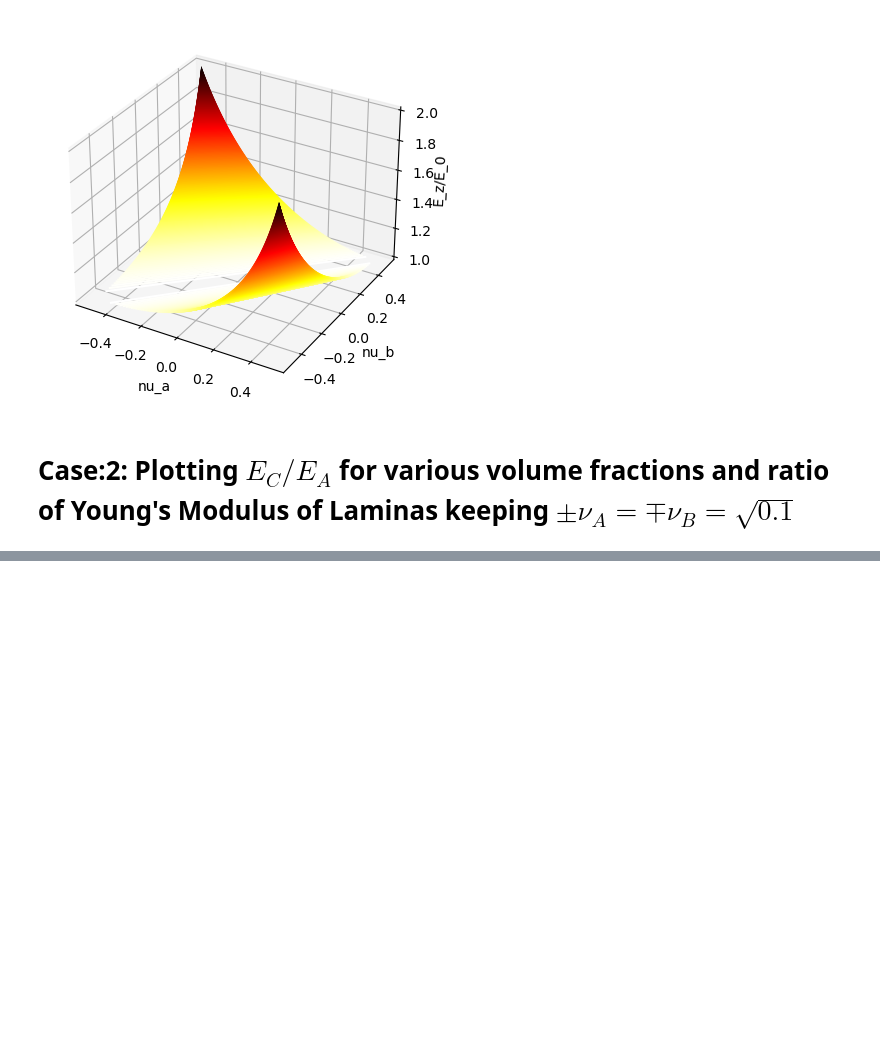
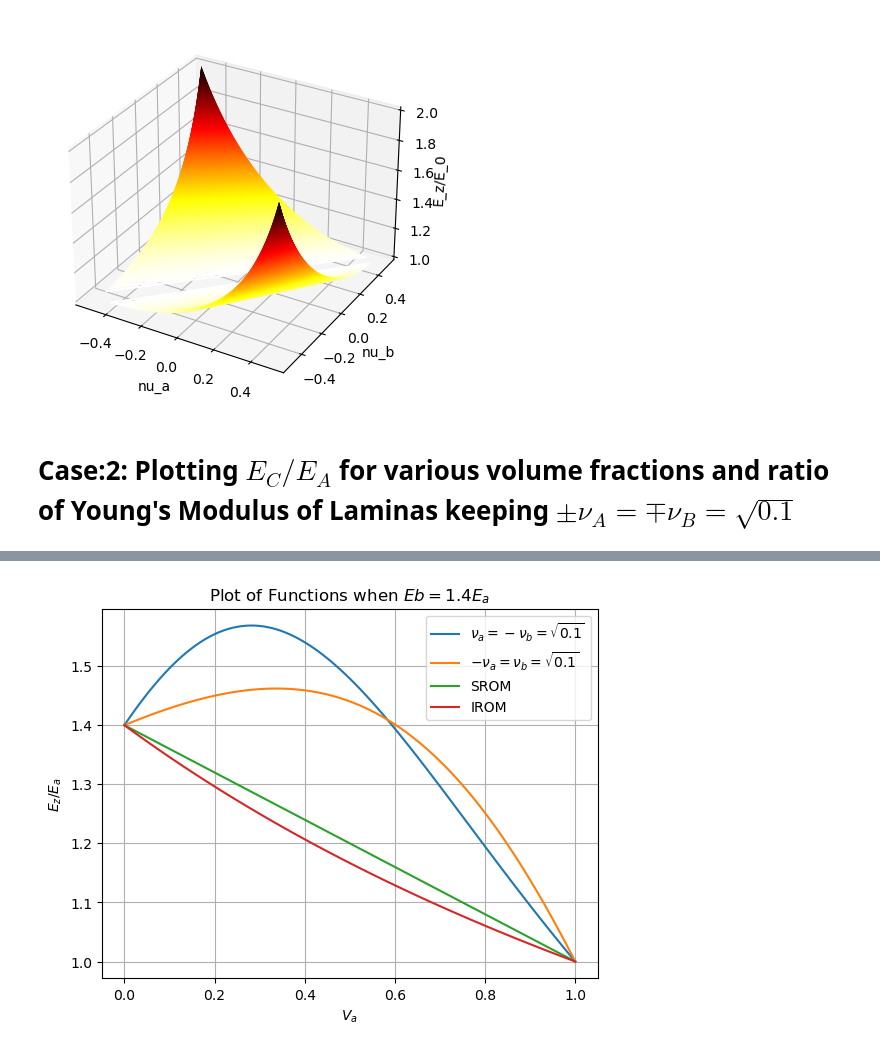
Before and after one commit to hdandecha/MTP, a Jupyter notebook: Out of plane modulus of semi auxetic laminates.ipynb, the cells around one changed output, grey strips where cells are left out. Cells and saved outputs as stored; diff of their text form; code cells hidden in the pictures; blank space fills up the shorter version.

```diff
--- a/Out of plane modulus of semi auxetic laminates.ipynb
+++ b/Out of plane modulus of semi auxetic laminates.ipynb
@@ -186,6 +183,7 @@ ax.set_zlabel('E_z/E_0');
 # %% [markdown]
 # Case:2: Plotting $E_C/E_A$ for various volume fractions and ratio of Young's Modulus of Laminas keeping $\pm\nu_A=\mp\nu_B=\sqrt{0.1}$
 # %%
-eq25=eq24.subs(nua,sym.sqrt(0.1)).subs(nub,-sym.sqrt(0.1))
-display(eq25)
+eq25=eq24.subs(nua,sym.sqrt(0.1)).subs(nub,-sym.sqrt(0.1)).subs(Vb,1-Va)
+eq26=eq24.subs(nua,-sym.sqrt(0.1)).subs(nub,sym.sqrt(0.1)).subs(Vb,1-Va)
+display(eq25,eq26)
 # %% [output]
@@ -192,0 +254,12 @@ $\displaystyle E_{z} = \frac{E_{a} E_{b} \left(- 1.31622776601684 E_{a} V_{A} -
+# %%
+for func,label in zip(plotlist2,labels):
+    plt.plot(X,[func.subs(Va,va_val) for va_val in X],label=label)
+
+plt.xlabel(r'$V_a$')
+plt.ylabel(r'$E_z/E_a$')
+plt.title(r'Plot of Functions when $Eb=1.4E_a$')
+plt.legend()
+plt.grid(True)
+plt.show()
+# %% [output]
+[figure, added]
```
Also changed, not shown: parts of 8 cells of this notebook.
